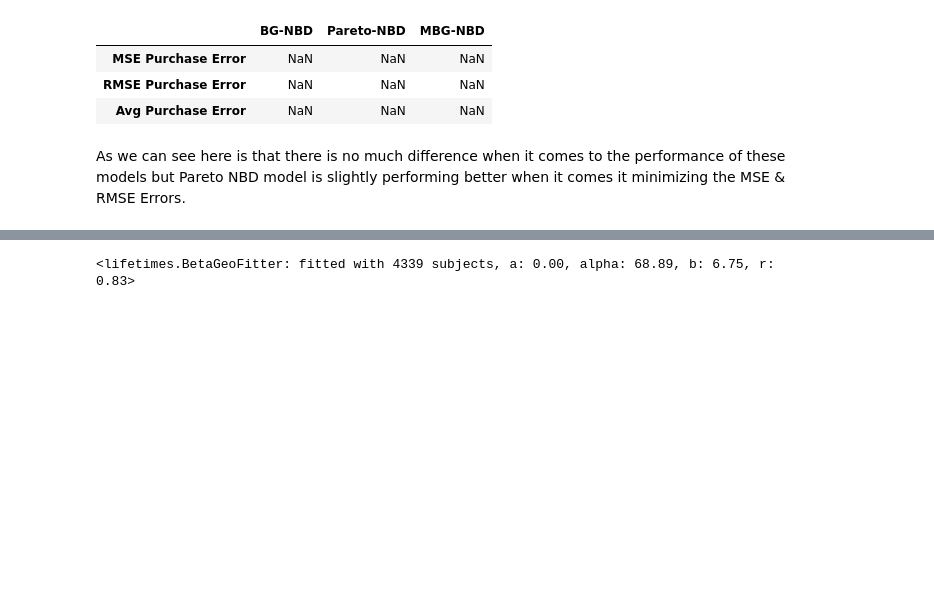
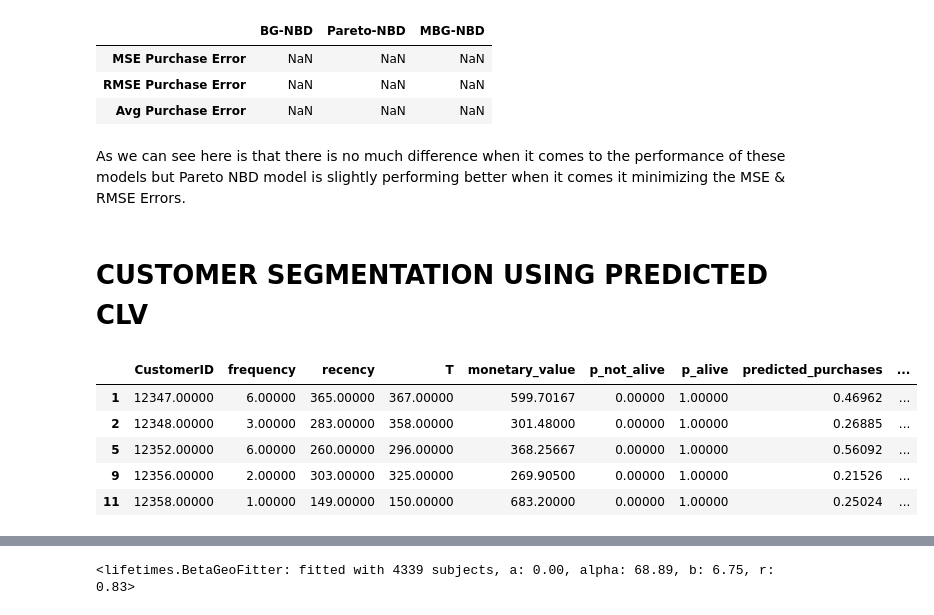
Before and after one commit to mahapara2411/Sentiment-Analysis, a Jupyter notebook: CLTV_Modified.ipynb, the cells around one changed output, grey strips where cells are left out. Cells and saved outputs as stored; diff of their text form; code cells hidden in the pictures; blank space fills up the shorter version.

```diff
--- a/CLTV_Modified.ipynb
+++ b/CLTV_Modified.ipynb
@@ -1540,3 +1544,6 @@ ggf_filter[["CustomerID", "predicted_clv"]].sort_values(by = "predicted_clv", as
+# %%
+#Assuming 5% of Profit Margin
+ggf_filter["profit_margin"] = ggf_filter["predicted_clv"]*0.05
 # %%
 ggf_filter.reset_index().drop("index", axis = 1, inplace = True)
 # %%
@@ -1818,3 +1825,19 @@ model_purchase_result
 | Avg Purchase Error | NaN | NaN | NaN |
 # %% [markdown]
 As we can see here is that there is no much difference when it comes to the performance of these models but Pareto NBD model is slightly performing better when it comes it minimizing the MSE & RMSE Errors.
+# %% [markdown]
+# **CUSTOMER SEGMENTATION USING PREDICTED CLV**
+# %%
+scaler = MinMaxScaler(feature_range=(0, 1))
+scaler.fit(ggf_filter[["predicted_clv"]])
+ggf_filter["scaled_clv"] = scaler.transform(ggf_filter[["predicted_clv"]])
+
+ggf_filter["segment"] = pd.qcut(ggf_filter["scaled_clv"], 4, labels=["D", "C", "B", "A"])
+ggf_filter.head()
+# %% [output]
+|  | CustomerID | frequency | recency | T | monetary_value | p_not_alive | p_alive | predicted_purchases | ... |
+| 1 | 12347.00000 | 6.00000 | 365.00000 | 367.00000 | 599.70167 | 0.00000 | 1.00000 | 0.46962 | ... |
+| 2 | 12348.00000 | 3.00000 | 283.00000 | 358.00000 | 301.48000 | 0.00000 | 1.00000 | 0.26885 | ... |
+| 5 | 12352.00000 | 6.00000 | 260.00000 | 296.00000 | 368.25667 | 0.00000 | 1.00000 | 0.56092 | ... |
+| 9 | 12356.00000 | 2.00000 | 303.00000 | 325.00000 | 269.90500 | 0.00000 | 1.00000 | 0.21526 | ... |
+| 11 | 12358.00000 | 1.00000 | 149.00000 | 150.00000 | 683.20000 | 0.00000 | 1.00000 | 0.25024 | ... |
```
Also changed, not shown: parts of 34 cells of this notebook.
